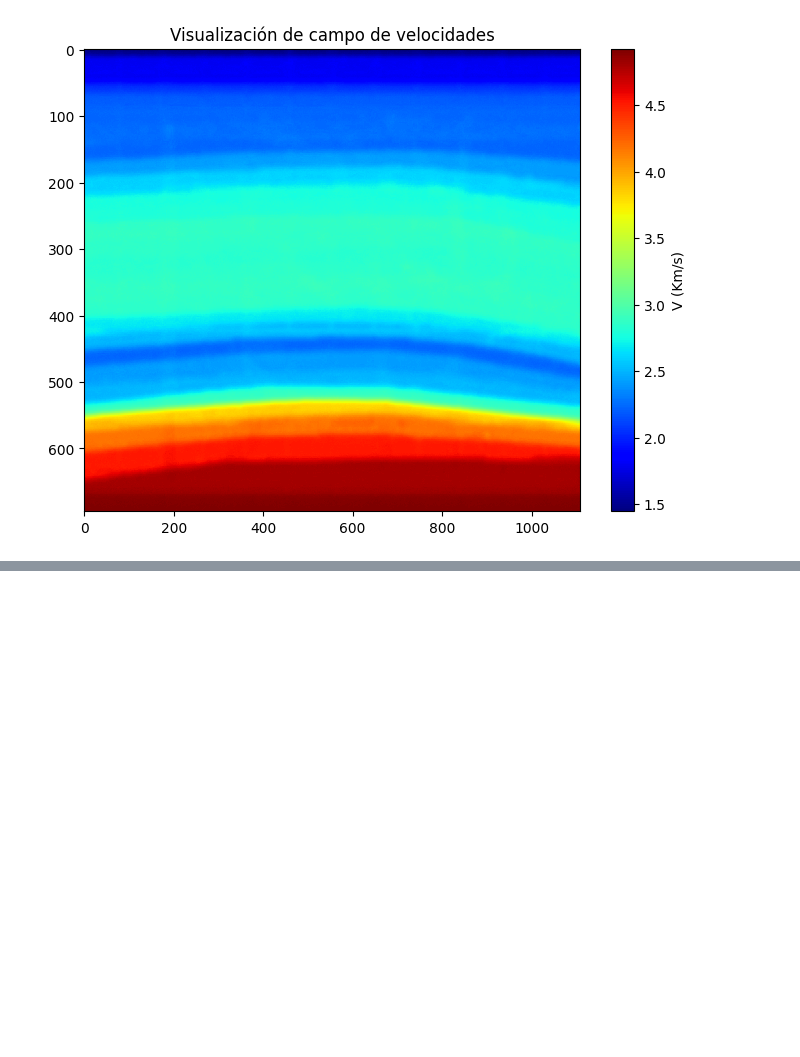
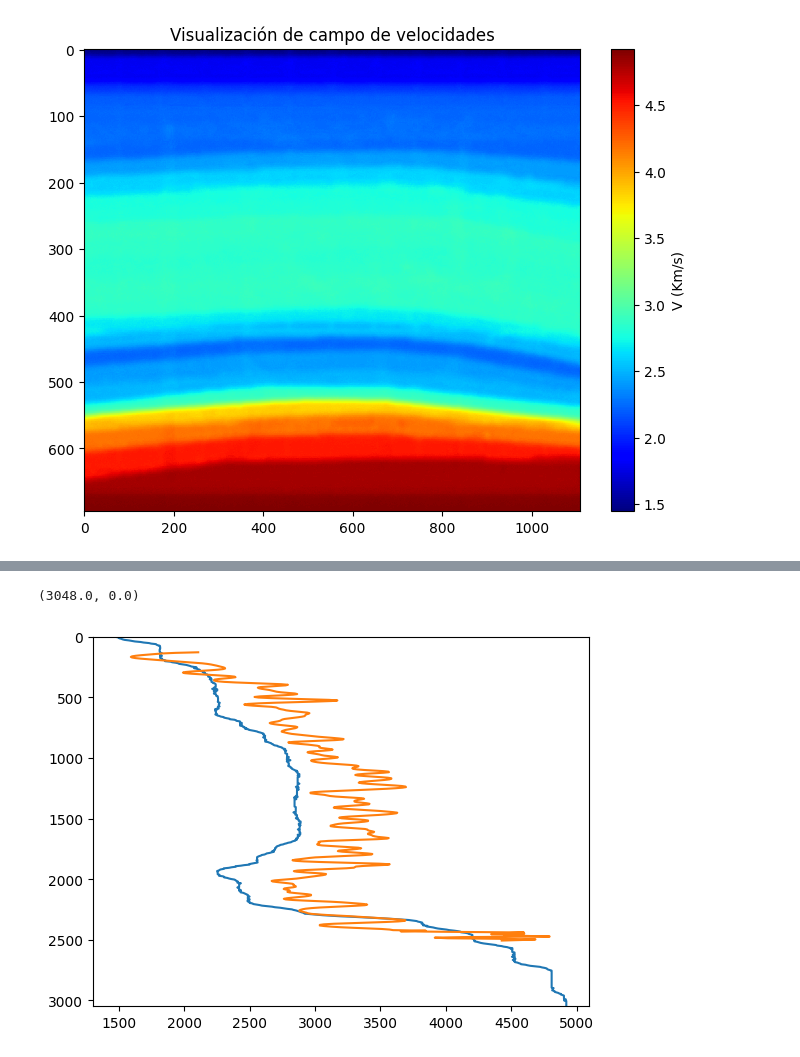
Before and after one commit to jjmoras1/test_devito, a Jupyter notebook: Barra_de_color/BarraDeColor.ipynb, the cells around one changed output, grey strips where cells are left out. Saved outputs shown, nothing was run; the diff lists cells and outputs as text; code cells hidden in the pictures; blank space fills up the shorter version.

```diff
--- a/Barra_de_color/BarraDeColor.ipynb
+++ b/Barra_de_color/BarraDeColor.ipynb
@@ -342,0 +389,2 @@ plt.show()
+# %%
+Vel_Pozo= pd.read_csv('vel_pozo_edit.csv')
@@ -342,0 +407,2 @@ plt.show()
+# %%
+profundidad=np.linspace(0,10000,num=695)
@@ -342,0 +429,7 @@ plt.show()
+# %%
+plt.plot(v_final[:,555]*1000,profundidad*0.3048)
+plt.plot(Vel_Pozo['ACOUSTIC_INTERVAL_VEL'],Vel_Pozo['DEPTH'])
+plt.ylim(np.max(profundidad*0.3048),0)
+# %% [output]
+(3048.0, 0.0)
+[figure, added]
```
Also changed, not shown: parts of 11 cells of this notebook, 53 other files.
